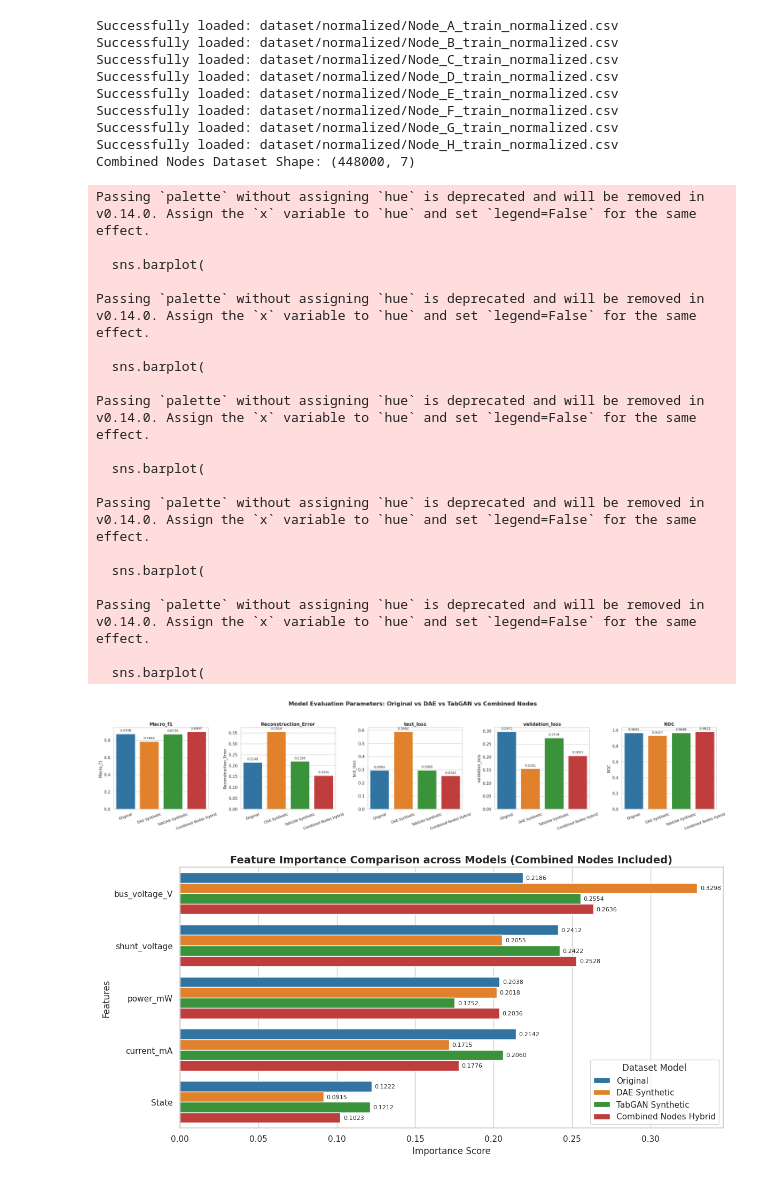
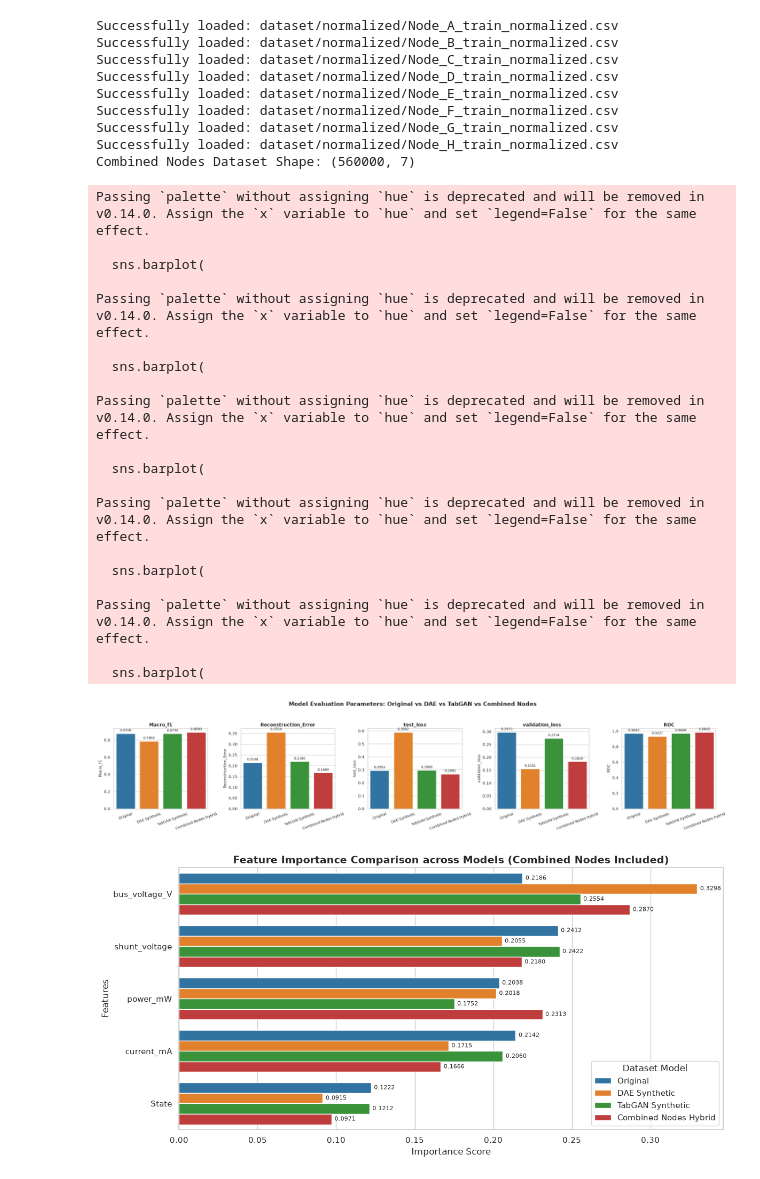
Before and after one commit to DrBaldri4n/neighbor-context-detection-evaluation, a Jupyter notebook: evaluation/01b_compare datasets_original DAE TabGAN combined.ipynb, the cells around one changed output. Saved outputs shown, nothing was run; the diff lists cells and outputs as text; code cells hidden in the pictures.

```diff
--- a/evaluation/01b_compare datasets_original DAE TabGAN combined.ipynb
+++ b/evaluation/01b_compare datasets_original DAE TabGAN combined.ipynb
@@ -106,7 +106,7 @@ def preprocess_dataset(df, label_encoder=None, is_train=True):
     df_filtered = df[cols].copy()
 
     # Skip rows containing the unseen label 'noneX2'
-    df_filtered = df_filtered[df_filtered[target_col] != 'noneX2'].copy()
+  #  df_filtered = df_filtered[df_filtered[target_col] != 'noneX2'].copy()
 
     if "State" in df_filtered.columns:
         df_filtered = pd.get_dummies(df_filtered, columns=["State"], drop_first=False)
@@ -353,36 +353,36 @@ plt.tight_layout()
 plt.savefig("plots/feature_importance_comparison.png", dpi=300, bbox_inches='tight')
 plt.show()
 # %% [output]
 Successfully loaded: dataset/normalized/Node_A_train_normalized.csv
 Successfully loaded: dataset/normalized/Node_B_train_normalized.csv
 Successfully loaded: dataset/normalized/Node_C_train_normalized.csv
 Successfully loaded: dataset/normalized/Node_D_train_normalized.csv
 Successfully loaded: dataset/normalized/Node_E_train_normalized.csv
 Successfully loaded: dataset/normalized/Node_F_train_normalized.csv
 Successfully loaded: dataset/normalized/Node_G_train_normalized.csv
 Successfully loaded: dataset/normalized/Node_H_train_normalized.csv
-Combined Nodes Dataset Shape: (448000, 7)
+Combined Nodes Dataset Shape: (560000, 7)
 Passing `palette` without assigning `hue` is deprecated and will be removed in v0.14.0. Assign the `x` variable to `hue` and set `legend=False` for the same effect.
 
   sns.barplot(
 
 Passing `palette` without assigning `hue` is deprecated and will be removed in v0.14.0. Assign the `x` variable to `hue` and set `legend=False` for the same effect.
 
   sns.barplot(
 
 Passing `palette` without assigning `hue` is deprecated and will be removed in v0.14.0. Assign the `x` variable to `hue` and set `legend=False` for the same effect.
 
   sns.barplot(
 
 Passing `palette` without assigning `hue` is deprecated and will be removed in v0.14.0. Assign the `x` variable to `hue` and set `legend=False` for the same effect.
 
   sns.barplot(
 
 Passing `palette` without assigning `hue` is deprecated and will be removed in v0.14.0. Assign the `x` variable to `hue` and set `legend=False` for the same effect.
 
   sns.barplot(
-[figure, old version]
+[figure, new version]
-[figure, old version]
+[figure, new version]
 # %%
 # Cell: Combined Multi-Node Evaluation & Correlation Analysis (Cleaned Version - Correlations Only)
 import matplotlib.pyplot as plt
```
Also changed, not shown: parts of 1 cell of this notebook, 37 other files.
